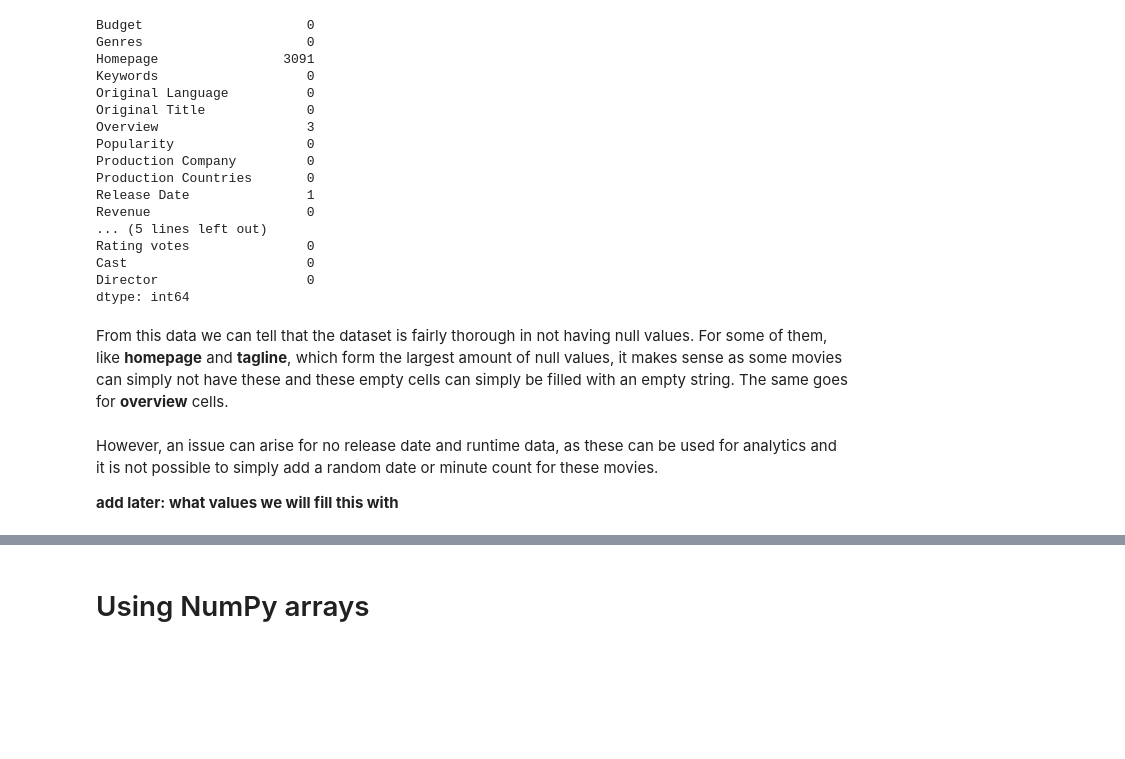
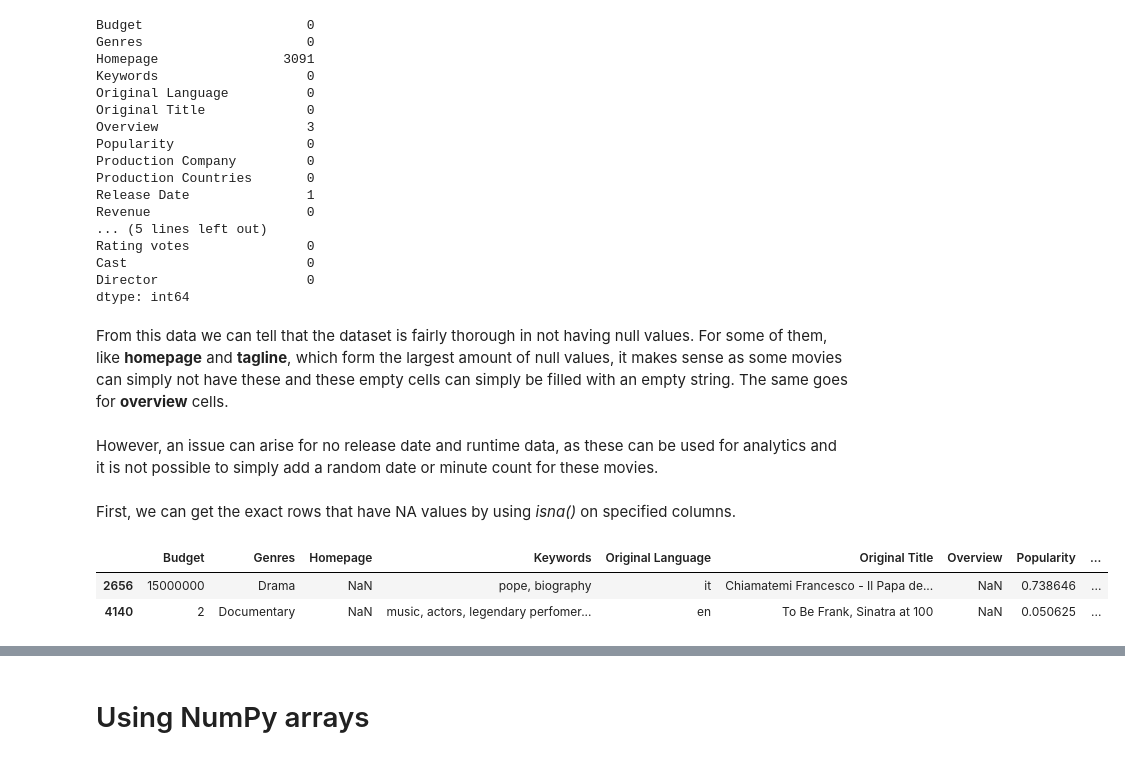
Before and after one commit to eriksmatulis/movie_project, a Jupyter notebook: ids2026_group04_pw5.ipynb, the cells around one changed output, grey strips where cells are left out. Saved outputs shown, nothing was run; the diff lists cells and outputs as text; code cells hidden in the pictures; blank space fills up the shorter version.

Commit message:
Fixed null values, added heatmap

```diff
--- a/ids2026_group04_pw5.ipynb
+++ b/ids2026_group04_pw5.ipynb
@@ -272,5 +272,11 @@ dtype: int64
 From this data we can tell that the dataset is fairly thorough in not having null values. For some of them, like **homepage** and **tagline**, which form the largest amount of null values, it makes sense as some movies can simply not have these and these empty cells can simply be filled with an empty string. The same goes for **overview** cells.
 <br><br>
 However, an issue can arise for no release date and runtime data, as these can be used for analytics and it is not possible to simply add a random date or minute count for these movies.
-
-**add later: what values we will fill this with**
+# %% [markdown]
+First, we can get the exact rows that have NA values by using *isna()* on specified columns.
+# %%
+df_main[df_main['Runtime'].isna()]
+# %% [output]
+|  | Budget | Genres | Homepage | Keywords | Original Language | Original Title | Overview | Popularity | ... |
+| 2656 | 15000000 | Drama | NaN | pope, biography | it | Chiamatemi Francesco - Il Papa de... | NaN | 0.738646 | ... |
+| 4140 | 2 | Documentary | NaN | music, actors, legendary perfomer... | en | To Be Frank, Sinatra at 100 | NaN | 0.050625 | ... |
```
Also changed, not shown: parts of 8 cells of this notebook, 2 other files.
